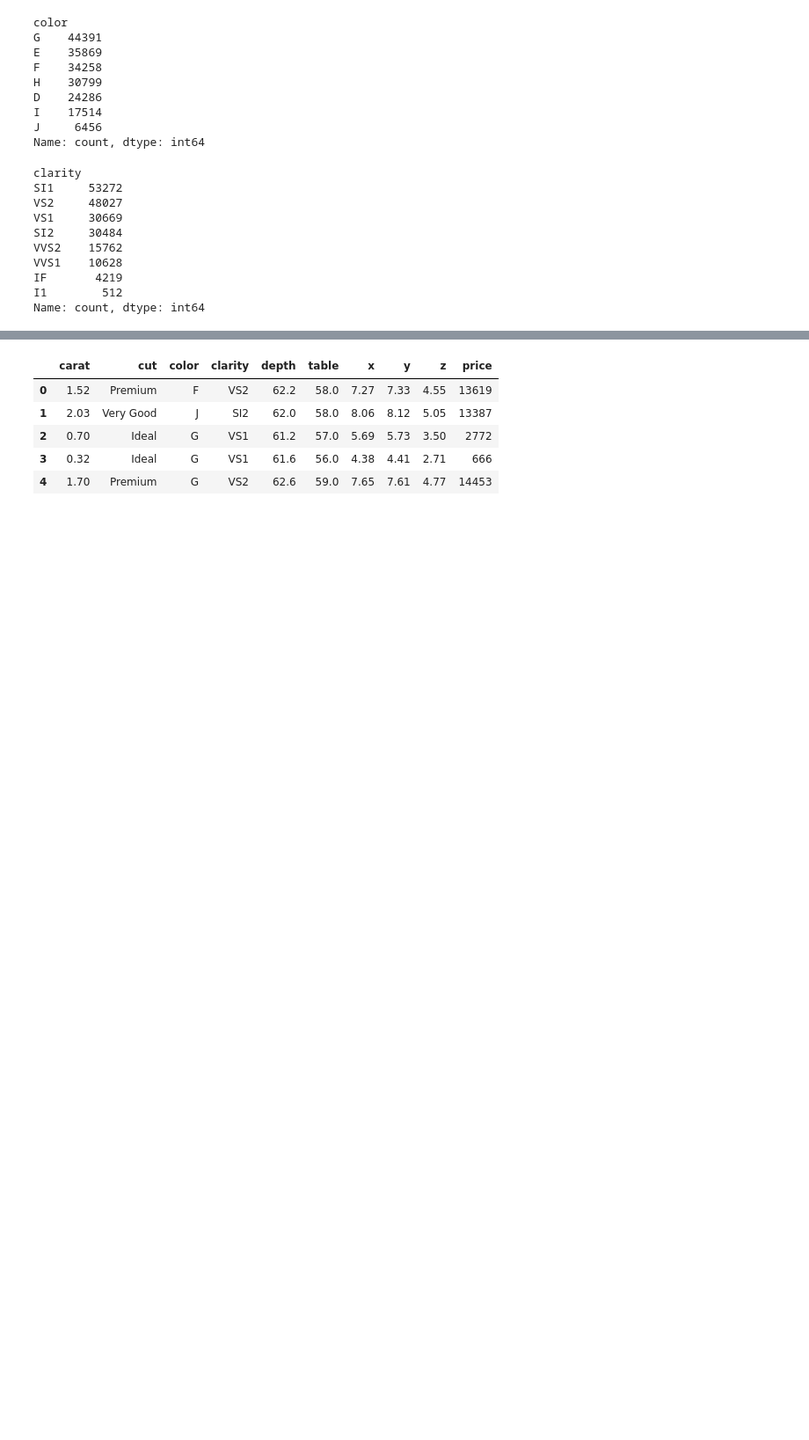
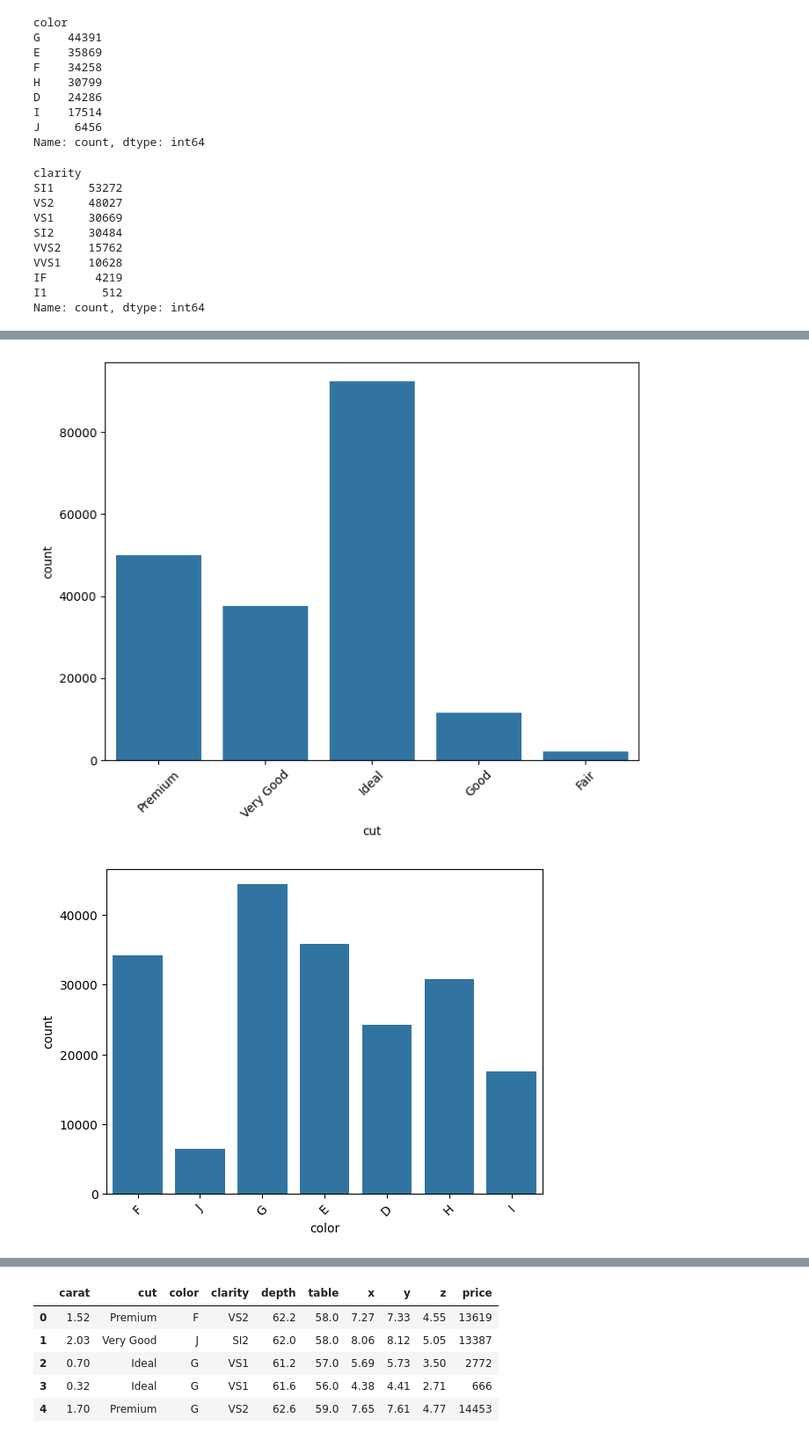
Before and after one commit to lavkushy145/Diamond-price, a Jupyter notebook: notebooks/EDA.ipynb, the cells around one changed output, grey strips where cells are left out. Shown: that part at 88% size. Saved outputs shown, nothing was run; the diff lists cells and outputs as text; code cells hidden in the pictures; blank space fills up the shorter version.

```diff
--- a/notebooks/EDA.ipynb
+++ b/notebooks/EDA.ipynb
@@ -173,0 +172,15 @@ for i in numerical_columns:
+# %%
+## Assignment Do the same for categorical data
+import seaborn as sns
+import matplotlib.pyplot as plt
+
+plt.figure(figsize=(8, 6))
+
+# Assuming you have a list of categorical column names called categorical_columns
+for i in categorical_columns:
+    sns.countplot(data=df, x=i)
+    plt.xticks(rotation=45)  # Rotate x-axis labels for better visibility
+    plt.show()
+# %% [output]
+[figure, added]
+[figure, added]
```
Also changed, not shown: parts of 4 cells of this notebook, 11 other files.
